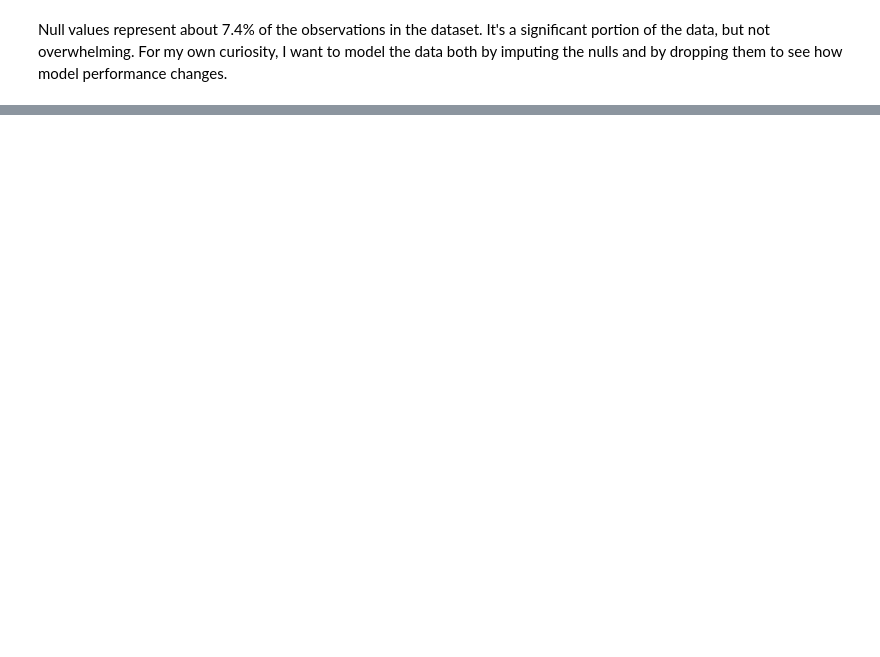
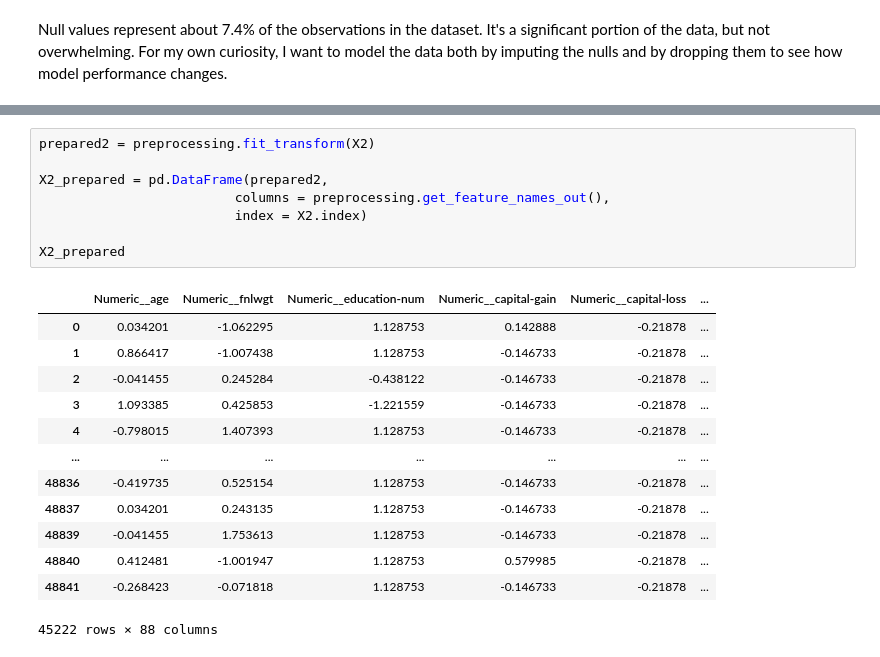
Before and after one commit to Trade4Bread/DAT_402_ML_P1, a Jupyter notebook: ML_P1.ipynb, the cells around one changed output, grey strips where cells are left out. Saved outputs shown, nothing was run; the diff lists cells and outputs as text; blank space fills up the shorter version.

```diff
--- a/ML_P1.ipynb
+++ b/ML_P1.ipynb
@@ -451,0 +521,22 @@ enc.fit_transform(X3.select_dtypes(include='object')).shape
+# %%
+prepared2 = preprocessing.fit_transform(X2)
+
+X2_prepared = pd.DataFrame(prepared2,
+                         columns = preprocessing.get_feature_names_out(),
+                         index = X2.index)
+
+X2_prepared
+# %% [output]
+|  | Numeric__age | Numeric__fnlwgt | Numeric__education-num | Numeric__capital-gain | Numeric__capital-loss | ... |
+| 0 | 0.034201 | -1.062295 | 1.128753 | 0.142888 | -0.21878 | ... |
+| 1 | 0.866417 | -1.007438 | 1.128753 | -0.146733 | -0.21878 | ... |
+| 2 | -0.041455 | 0.245284 | -0.438122 | -0.146733 | -0.21878 | ... |
+| 3 | 1.093385 | 0.425853 | -1.221559 | -0.146733 | -0.21878 | ... |
+| 4 | -0.798015 | 1.407393 | 1.128753 | -0.146733 | -0.21878 | ... |
+| ... | ... | ... | ... | ... | ... | ... |
+| 48836 | -0.419735 | 0.525154 | 1.128753 | -0.146733 | -0.21878 | ... |
+| 48837 | 0.034201 | 0.243135 | 1.128753 | -0.146733 | -0.21878 | ... |
+| 48839 | -0.041455 | 1.753613 | 1.128753 | -0.146733 | -0.21878 | ... |
+| 48840 | 0.412481 | -1.001947 | 1.128753 | 0.579985 | -0.21878 | ... |
+| 48841 | -0.268423 | -0.071818 | 1.128753 | -0.146733 | -0.21878 | ... |
+45222 rows × 88 columns
```
Also changed, not shown: parts of 64 cells of this notebook.
